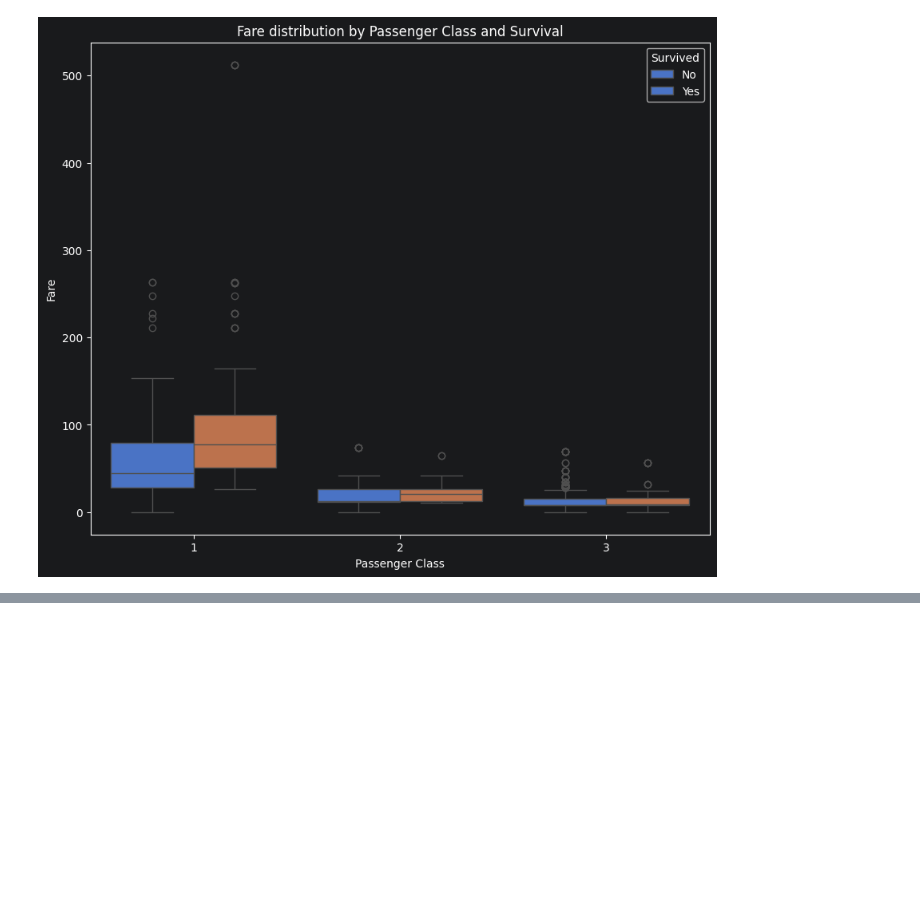
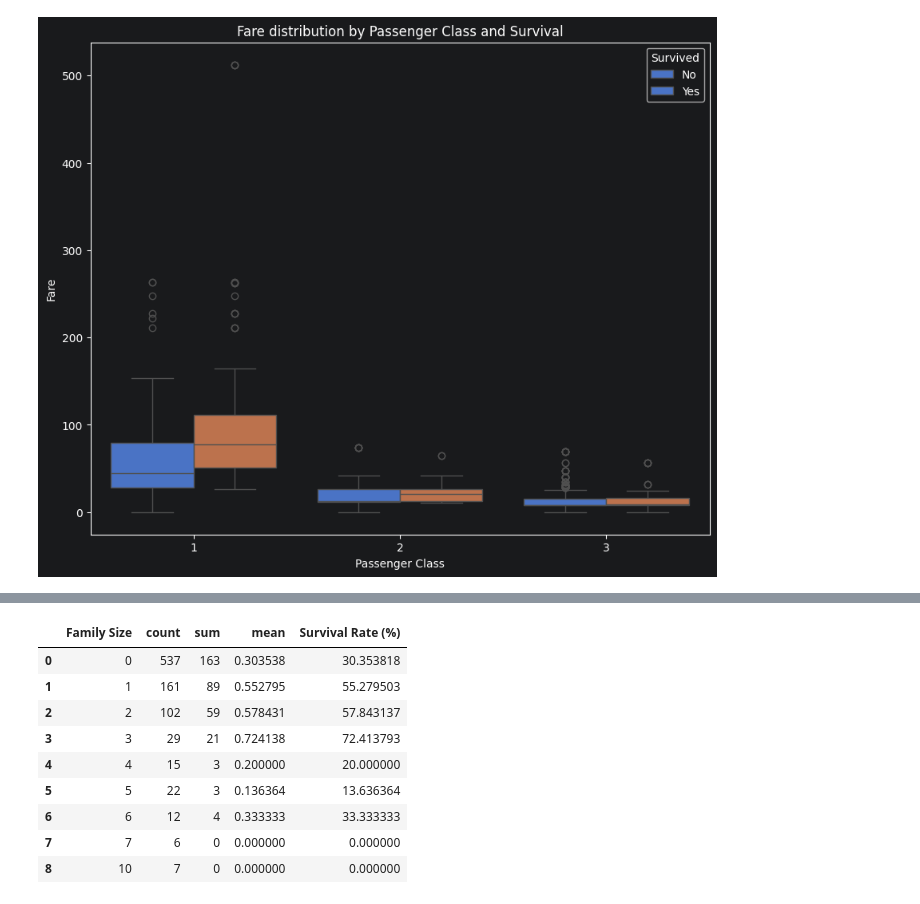
Before and after one commit to MuS0rKa/Analysis-Titanic-Dataset, a Jupyter notebook: Titanic_dataset_analysis/titanic.ipynb, the cells around one changed output, grey strips where cells are left out. Saved outputs shown, nothing was run; the diff lists cells and outputs as text; code cells hidden in the pictures; blank space fills up the shorter version.

```diff
--- a/Titanic_dataset_analysis/titanic.ipynb
+++ b/Titanic_dataset_analysis/titanic.ipynb
@@ -373,0 +388,16 @@ plt.show()
+# %%
+titanic['Family Size'] = titanic['SibSp'] + titanic['Parch']
+survival_by_family = titanic.groupby("Family Size")["Survived"].agg(["count", "sum", "mean"]).reset_index()
+survival_by_family['Survival Rate (%)'] = survival_by_family['mean'] * 100
+survival_by_family
+# %% [output]
+|  | Family Size | count | sum | mean | Survival Rate (%) |
+| 0 | 0 | 537 | 163 | 0.303538 | 30.353818 |
+| 1 | 1 | 161 | 89 | 0.552795 | 55.279503 |
+| 2 | 2 | 102 | 59 | 0.578431 | 57.843137 |
+| 3 | 3 | 29 | 21 | 0.724138 | 72.413793 |
+| 4 | 4 | 15 | 3 | 0.200000 | 20.000000 |
+| 5 | 5 | 22 | 3 | 0.136364 | 13.636364 |
+| 6 | 6 | 12 | 4 | 0.333333 | 33.333333 |
+| 7 | 7 | 6 | 0 | 0.000000 | 0.000000 |
+| 8 | 10 | 7 | 0 | 0.000000 | 0.000000 |
```
Also changed, not shown: parts of 3 cells of this notebook.
